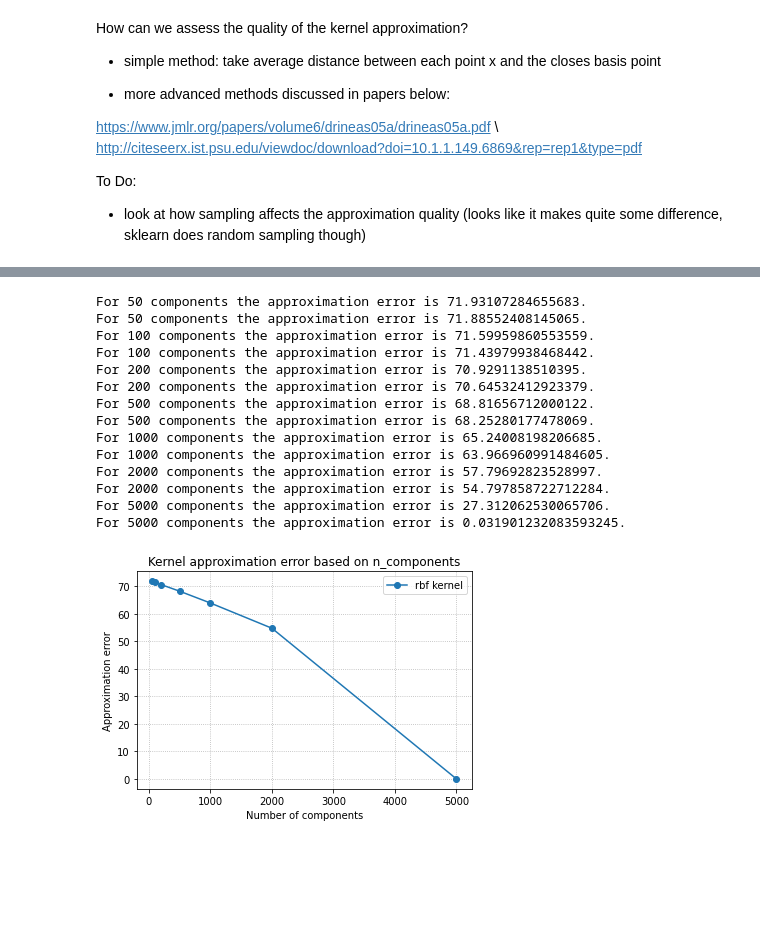
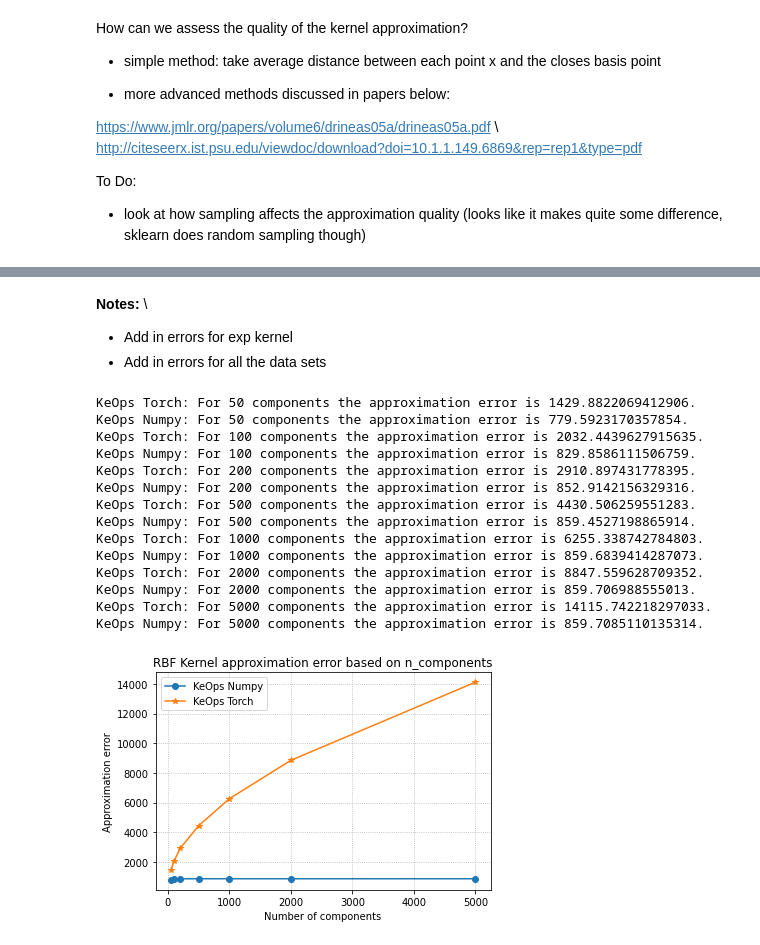
Before and after one commit to huddyyeo/keops_project, a Jupyter notebook: Nystrom_work/Nystrom_benchmarking.ipynb, the cells around one changed output, grey strips where cells are left out. Drawn from its saved outputs; the diff is of its cells as text; code cells hidden in the pictures; blank space fills up the shorter version.

```diff
--- a/Nystrom_work/Nystrom_benchmarking.ipynb
+++ b/Nystrom_work/Nystrom_benchmarking.ipynb
@@ -243,0 +192,9 @@ sklearn sum 1154.5034878092997
+# %%
+# Sklearn does not offer the exp kernel option, so needs to be defined manually
+def exp_kernel(x,y):
+    return np.exp(-np.sqrt( ( ((x - y) ** 2).sum(axis=-1) )))
+# %%
+# RUNTIMES FOR THE EXP KERNEL
+
+get_runtime(random_data, random_data_t, 'Random unclustered data', 'exp', exp_kernel)
+get_runtime(data_clustered, data_clustered_t, 'Random clustered data', 'exp', exp_kernel)
@@ -301,14 +482,0 @@ As of now, this is not saying as much because it depends on the data scale etc,
-# %%
-ns = [50, 100, 200, 500, 1000]
-avg_dists = []
-X = data_clustered
-
-for n_comp in ns:
-    distances = []
-    nystrom = Nystroem(kernel='rbf', gamma=1., n_components=n_comp, random_state=0).fit(X)
-    for sample in X:
-        dist = min([np.linalg.norm(sample-b_sample) for b_sample in nystrom.components_])
-        distances.append(dist)
-    mean_dist = sum(distances) / len(distances)
-    print(f"The mean distance when sampling {n_comp} components is {round(mean_dist, 2)}.")
-    avg_dists.append(mean_dist)
@@ -325,56 +485,62 @@ Right now Sklearn hasthe same distances, but we could improve by better sampling
+# %% [markdown]
+**Notes:** \\
+
+* Add in errors for exp kernel
+* Add in errors for all the data sets
 # %%
 from sklearn.metrics.pairwise import rbf_kernel
 from sklearn.kernel_approximation import Nystroem
 
 length = 5000
 
 use_cuda = torch.cuda.is_available()
 
-X = np.random.uniform(0,100,size = (length,3))
-X_t = torch.rand(size = (length,3))*100
 NS = [50, 100, 200, 500, 1000, 2000, 5000]
 errors_n = []
 errors_t = []
 
 k = rbf_kernel(X)
 
 
 for n_comps in NS:
 
     # keops Torch
-    nystrom = Nystrom_TK(kernel = 'rbf', random_state = 0, n_components=n_comps).fit(X_t)
-    k_approx = nystrom.K_approx(X_t).detach().cpu().numpy()
+    nystrom = Nystrom_TK(kernel = 'rbf', random_state = 0, n_components=n_comps).fit(data_clustered_t[:5000])
+    k_approx = nystrom.K_approx(data_clustered_t[:5000]).detach().cpu().numpy()
+    # error = np.linalg.norm(k-k_approx) / k.shape[0]
     error = np.linalg.norm(k-k_approx)
     errors_t.append(error)
-    print(f"For {n_comps} components the approximation error is {error}.")
+    print(f"KeOps Torch: For {n_comps} components the approximation error is {error}.")
 
     # keops Numpy
-    nystrom = Nystrom_NK(kernel = 'rbf', random_state = 0, n_components=n_comps).fit(X)
-    k_approx = nystrom.K_approx(X)
+    nystrom = Nystrom_NK(kernel = 'rbf', random_state = 0, n_components=n_comps).fit(data_clustered[:5000])
+    k_approx = nystrom.K_approx(data_clustered[:5000])
+    # error = np.linalg.norm(k-k_approx)/ k.size
     error = np.linalg.norm(k-k_approx)
     errors_n.append(error)
-    print(f"For {n_comps} components the approximation error is {error}.")
+    print(f"KeOps Numpy: For {n_comps} components the approximation error is {error}.")
 
-plt.plot(NS, errors_n, marker ="o", label = 'rbf kernel')
+plt.plot(NS, errors_n, marker ="o", label = 'KeOps Numpy')
+plt.plot(NS, errors_t, marker ="*", label = 'KeOps Torch')
 plt.legend()
 plt.xlabel("Number of components")
 plt.ylabel("Approximation error")
-plt.title("Kernel approximation error based on n_components")
+plt.title("RBF Kernel approximation error based on n_components")
 plt.grid(True, which="major", linestyle="dotted")
 plt.show()
 # %% [output]
-For 50 components the approximation error is 71.93107284655683.
-For 50 components the approximation error is 71.88552408145065.
-For 100 components the approximation error is 71.59959860553559.
-For 100 components the approximation error is 71.43979938468442.
-For 200 components the approximation error is 70.9291138510395.
-For 200 components the approximation error is 70.64532412923379.
-For 500 components the approximation error is 68.81656712000122.
-For 500 components the approximation error is 68.25280177478069.
-For 1000 components the approximation error is 65.24008198206685.
-For 1000 components the approximation error is 63.966960991484605.
-For 2000 components the approximation error is 57.79692823528997.
-For 2000 components the approximation error is 54.797858722712284.
-For 5000 components the approximation error is 27.312062530065706.
-For 5000 components the approximation error is 0.031901232083593245.
+KeOps Torch: For 50 components the approximation error is 1429.8822069412906.
+KeOps Numpy: For 50 components the approximation error is 779.5923170357854.
+KeOps Torch: For 100 components the approximation error is 2032.4439627915635.
+KeOps Numpy: For 100 components the approximation error is 829.8586111506759.
+KeOps Torch: For 200 components the approximation error is 2910.897431778395.
+KeOps Numpy: For 200 components the approximation error is 852.9142156329316.
+KeOps Torch: For 500 components the approximation error is 4430.506259551283.
+KeOps Numpy: For 500 components the approximation error is 859.4527198865914.
+KeOps Torch: For 1000 components the approximation error is 6255.338742784803.
+KeOps Numpy: For 1000 components the approximation error is 859.6839414287073.
+KeOps Torch: For 2000 components the approximation error is 8847.559628709352.
+KeOps Numpy: For 2000 components the approximation error is 859.706988555013.
+KeOps Torch: For 5000 components the approximation error is 14115.742218297033.
+KeOps Numpy: For 5000 components the approximation error is 859.7085110135314.
-[figure, old version]
+[figure, new version]
```
Also changed, not shown: parts of 30 cells of this notebook.
